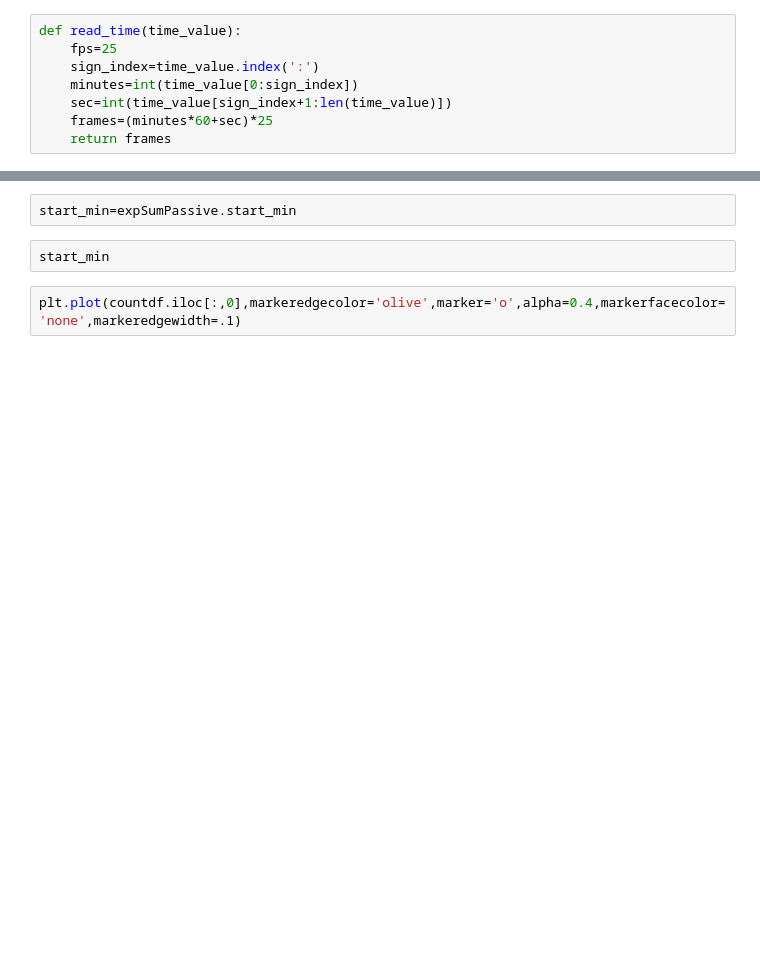
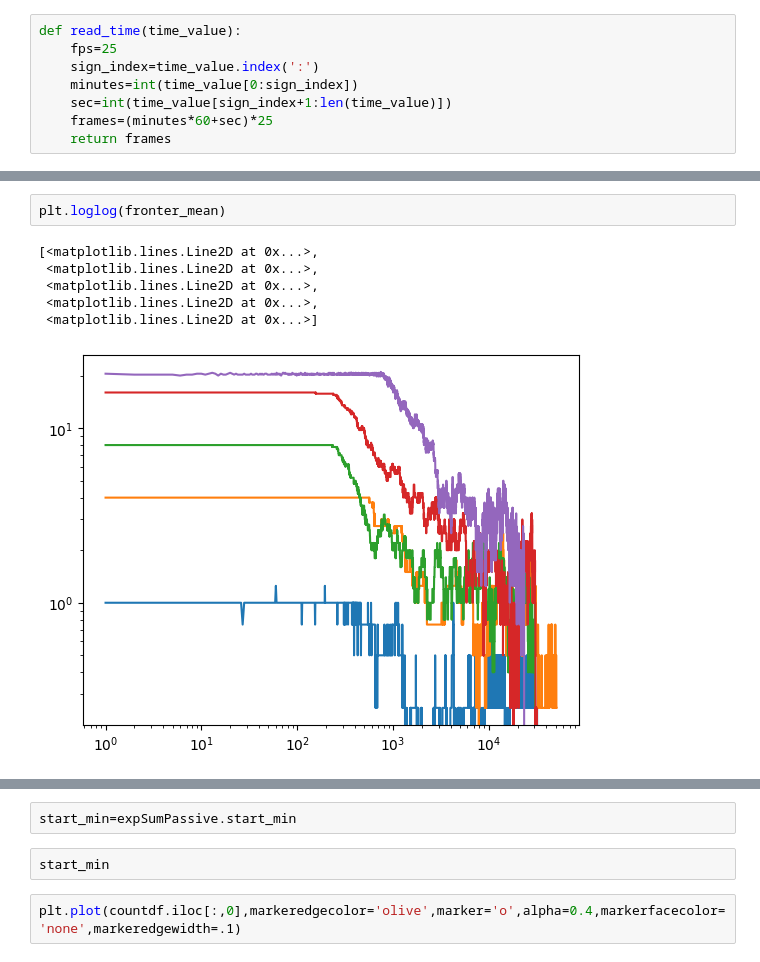
Before and after one commit to complex-lab/robotic_swarms, a Jupyter notebook: bots_number_per_frame.ipynb, the cells around one changed output, grey strips where cells are left out. Cells and saved outputs as stored; diff of their text form; blank space fills up the shorter version.

```diff
--- a/bots_number_per_frame.ipynb
+++ b/bots_number_per_frame.ipynb
@@ -67 +199,10 @@ fronter_mean[500]
+# %%
+plt.loglog(fronter_mean)
+# %% [output]
+[<matplotlib.lines.Line2D at 0x...>,
+ <matplotlib.lines.Line2D at 0x...>,
+ <matplotlib.lines.Line2D at 0x...>,
+ <matplotlib.lines.Line2D at 0x...>,
+ <matplotlib.lines.Line2D at 0x...>]
+[figure, added]
 # %%
```
Also changed, not shown: parts of 13 cells of this notebook.
